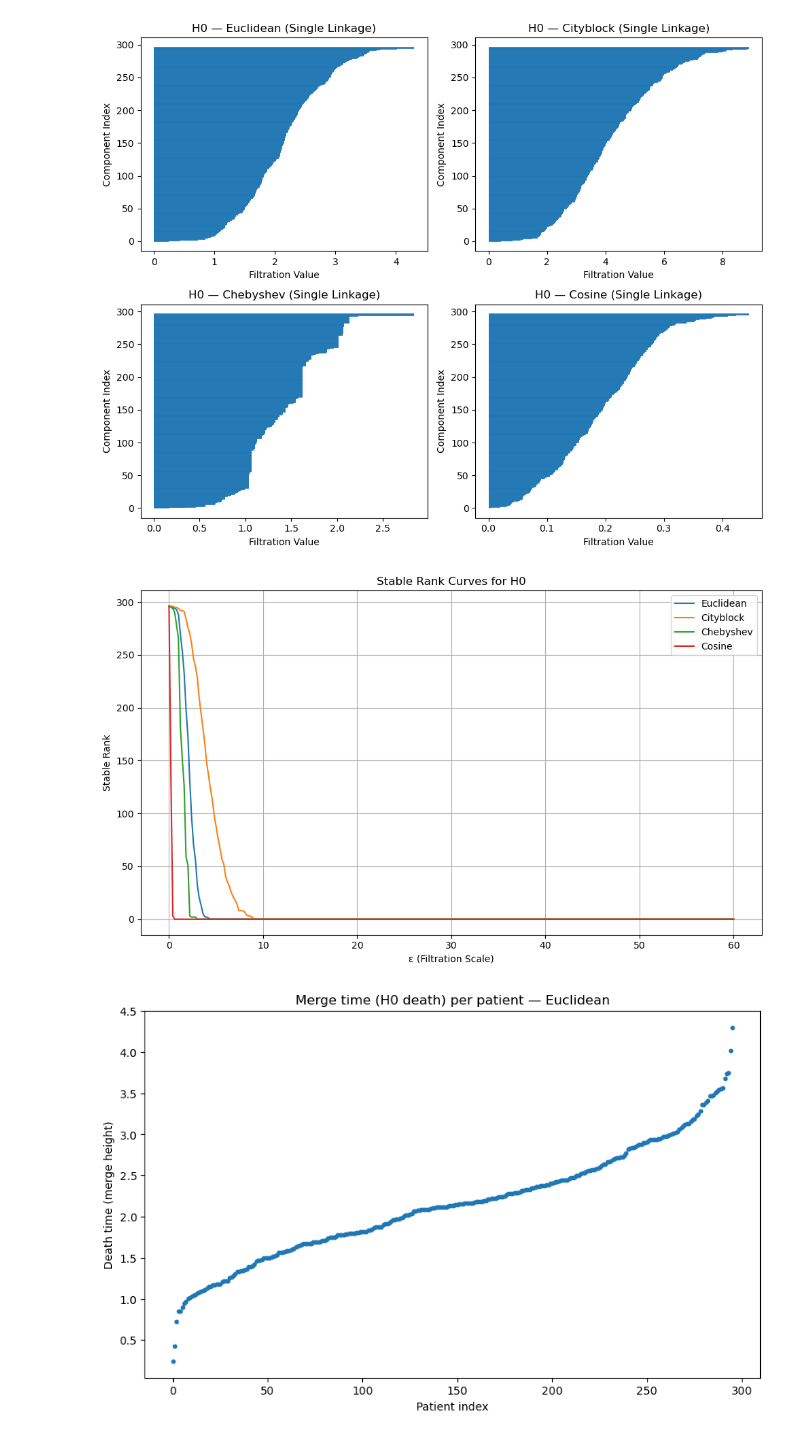
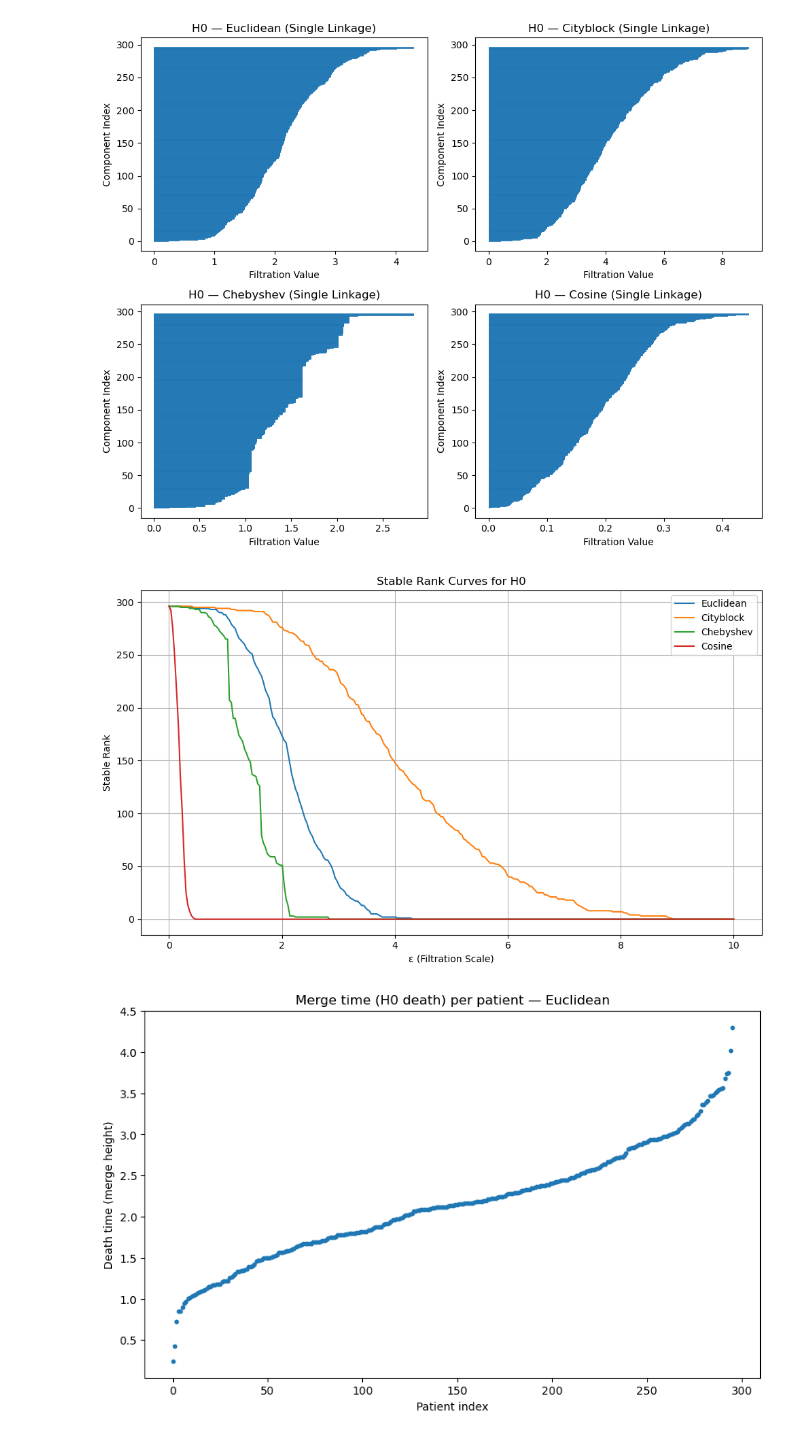
Before and after one commit to ajenee1/TDA, a Jupyter notebook: heart_disease_v2.ipynb, the cells around one changed output. Saved outputs shown, nothing was run; the diff lists cells and outputs as text; code cells hidden in the pictures.

```diff
--- a/heart_disease_v2.ipynb
+++ b/heart_disease_v2.ipynb
@@ -205,7 +205,7 @@ H0_cosine    = H0_results["cosine"]
 # ---------------------------------------------------------
 # Stable Rank (no functions)
 # ---------------------------------------------------------
-eps_values = np.linspace(0, 60, 300)
+eps_values = np.linspace(0, 10, 300)
 
 # Extract finite deaths
 deaths_euclidean = H0_euclidean[:,1][np.isfinite(H0_euclidean[:,1])]
@@ -216,34 +216,34 @@ deaths_cosine    = H0_cosine[:,1][np.isfinite(H0_cosine[:,1])]
 # Stable rank curves
 sr_euclidean = [np.sum(deaths_euclidean > eps) for eps in eps_values]
 sr_cityblock = [np.sum(deaths_cityblock > eps) for eps in eps_values]
 sr_chebyshev = [np.sum(deaths_chebyshev > eps) for eps in eps_values]
 sr_cosine    = [np.sum(deaths_cosine > eps)    for eps in eps_values]
 
 sr_euclidean = np.array(sr_euclidean)
 sr_cityblock = np.array(sr_cityblock)
 sr_chebyshev = np.array(sr_chebyshev)
 sr_cosine    = np.array(sr_cosine)
 
 
 # ---------------------------------------------------------
 # Plot stable rank curves
 # ---------------------------------------------------------
 plt.figure(figsize=(10,6))
 
 plt.plot(eps_values, sr_euclidean, label="Euclidean")
 plt.plot(eps_values, sr_cityblock, label="Cityblock")
 plt.plot(eps_values, sr_chebyshev, label="Chebyshev")
 plt.plot(eps_values, sr_cosine, label="Cosine")
 
 plt.title("Stable Rank Curves for H0")
 plt.xlabel("ε (Filtration Scale)")
 plt.ylabel("Stable Rank")
 plt.grid(True)
 plt.legend()
 plt.tight_layout()
 plt.show()
 # %% [output]
-[figure, old version]
+[figure, new version]
 # %%
 plt.figure(figsize=(10,6))
 
```
